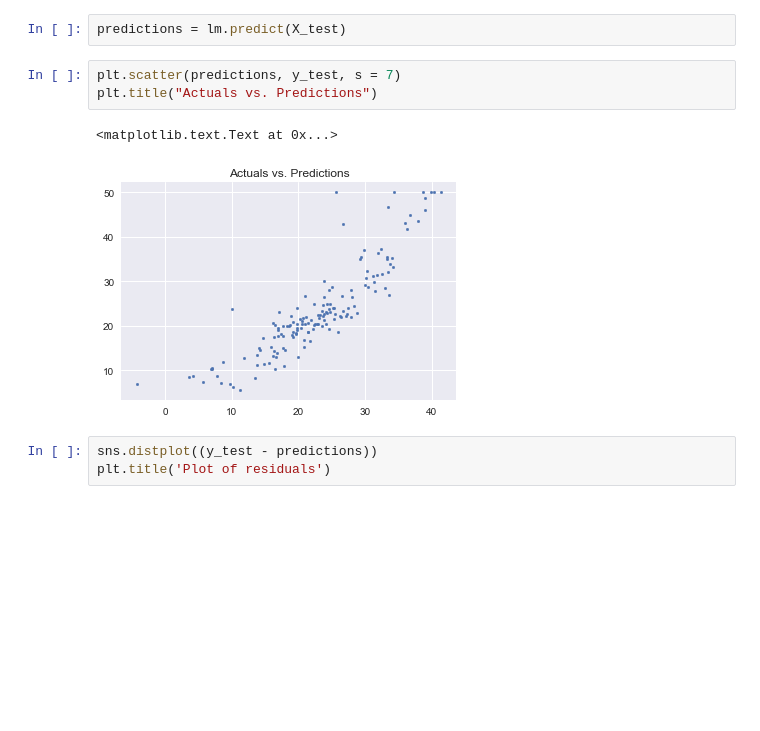
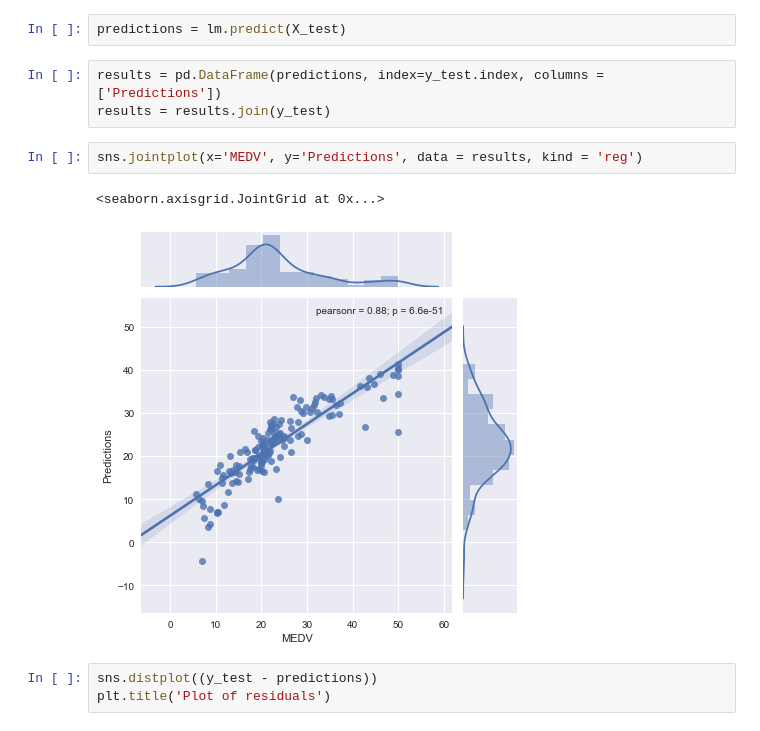
Before and after one commit to rayjustinhuang/Data-Analysis-and-Machine-Learning, a Jupyter notebook: Predicting Boston Housing Prices.ipynb, the cells around one changed output. Saved outputs shown, nothing was run; the diff lists cells and outputs as text; blank space fills up the shorter version.

Commit message:
Use jointplot instead of scatter

```diff
--- a/Predicting Boston Housing Prices.ipynb
+++ b/Predicting Boston Housing Prices.ipynb
@@ -156,12 +156,14 @@ params
 | Intercept | 45.234031 |
 # %%
 predictions = lm.predict(X_test)
-# %%
-plt.scatter(predictions, y_test, s = 7)
-plt.title("Actuals vs. Predictions")
-# %% [output]
-<matplotlib.text.Text at 0x...>
-[figure, removed]
+# %%
+results = pd.DataFrame(predictions, index=y_test.index, columns = ['Predictions'])
+results = results.join(y_test)
+# %%
+sns.jointplot(x='MEDV', y='Predictions', data = results, kind = 'reg')
+# %% [output]
+<seaborn.axisgrid.JointGrid at 0x...>
+[figure, added]
 # %%
 sns.distplot((y_test - predictions))
 plt.title('Plot of residuals')
```
